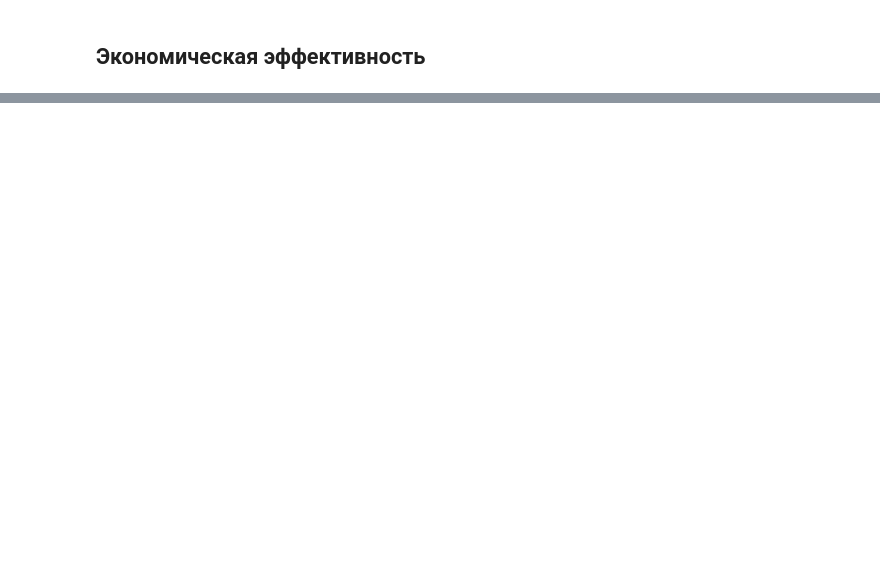
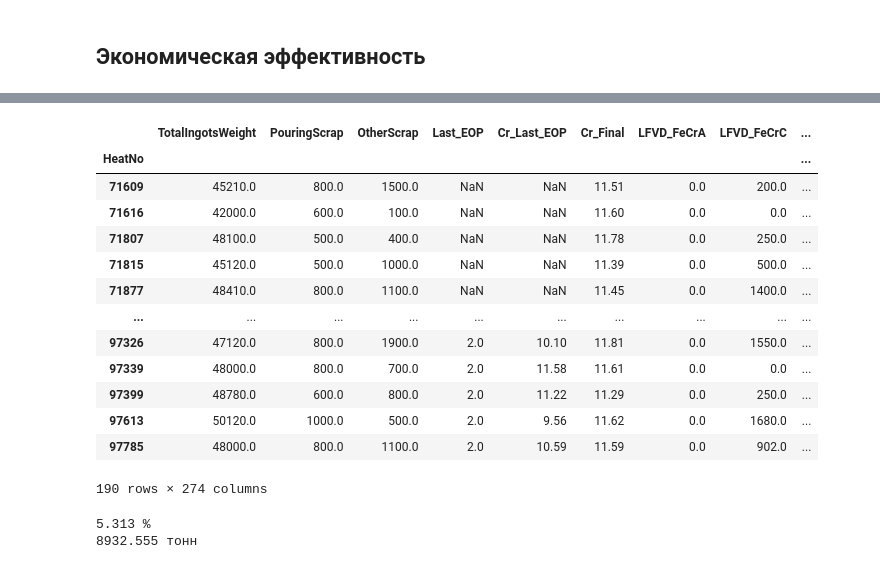
Before and after one commit to AlexSmirno/Learning, a Jupyter notebook: 6 Семестр/Системы реального времени/practice_1.ipynb, the cells around one changed output, grey strips where cells are left out. Saved outputs shown, nothing was run; the diff lists cells and outputs as text; code cells hidden in the pictures; blank space fills up the shorter version.

```diff
--- a/6 Семестр/Системы реального времени/practice_1.ipynb
+++ b/6 Семестр/Системы реального времени/practice_1.ipynb
@@ -221,2 +240,12 @@ merged_data.columns.tolist()
 # %% [markdown]
 ## Экономическая эффективность
+# %%
+from graphviz import Source
+from sqlalchemy import text
+
+engine = create_engine('postgresql+psycopg2://postgres:admin@localhost/real_time_system')
+
+with engine.begin() as conn:
+    dataset = pd.read_sql_query(text('SELECT * FROM final_table;'), conn, index_col="HeatNo")
+
+dataset.head(10)
@@ -222,0 +266,30 @@ merged_data.columns.tolist()
+# %%
+def is_deffect(row):
+    elements_to_control = ["Cr", "Ni", "Mo", "V", "W"]
+    for element in elements_to_control:
+        if (row[element + "_Final"] < row[element + "_LowerLimit"]) | (row[element + '_Final'] > row[element + "_UpperLimit"]):
+            return True
+    return False
+
+defect_heats = dataset[dataset.apply(is_deffect, axis = 1)]
+display(defect_heats)
+
+print(round(defect_heats.shape[0] / dataset.shape[0] * 100, 3), '%')
+print(round(defect_heats["TotalIngotsWeight"].sum() / 1000, 3), "тонн")
+# %% [output]
+|  | TotalIngotsWeight | PouringScrap | OtherScrap | Last_EOP | Cr_Last_EOP | Cr_Final | LFVD_FeCrA | LFVD_FeCrC | ... |
+| HeatNo |  |  |  |  |  |  |  |  | ... |
+| 71609 | 45210.0 | 800.0 | 1500.0 | NaN | NaN | 11.51 | 0.0 | 200.0 | ... |
+| 71616 | 42000.0 | 600.0 | 100.0 | NaN | NaN | 11.60 | 0.0 | 0.0 | ... |
+| 71807 | 48100.0 | 500.0 | 400.0 | NaN | NaN | 11.78 | 0.0 | 250.0 | ... |
+| 71815 | 45120.0 | 500.0 | 1000.0 | NaN | NaN | 11.39 | 0.0 | 500.0 | ... |
+| 71877 | 48410.0 | 800.0 | 1100.0 | NaN | NaN | 11.45 | 0.0 | 1400.0 | ... |
+| ... | ... | ... | ... | ... | ... | ... | ... | ... | ... |
+| 97326 | 47120.0 | 800.0 | 1900.0 | 2.0 | 10.10 | 11.81 | 0.0 | 1550.0 | ... |
+| 97339 | 48000.0 | 800.0 | 700.0 | 2.0 | 11.58 | 11.61 | 0.0 | 0.0 | ... |
+| 97399 | 48780.0 | 600.0 | 800.0 | 2.0 | 11.22 | 11.29 | 0.0 | 250.0 | ... |
+| 97613 | 50120.0 | 1000.0 | 500.0 | 2.0 | 9.56 | 11.62 | 0.0 | 1680.0 | ... |
+| 97785 | 48000.0 | 800.0 | 1100.0 | 2.0 | 10.59 | 11.59 | 0.0 | 902.0 | ... |
+190 rows × 274 columns
+5.313 %
+8932.555 тонн
```
Also changed, not shown: parts of 7 cells of this notebook, 2 other files.
